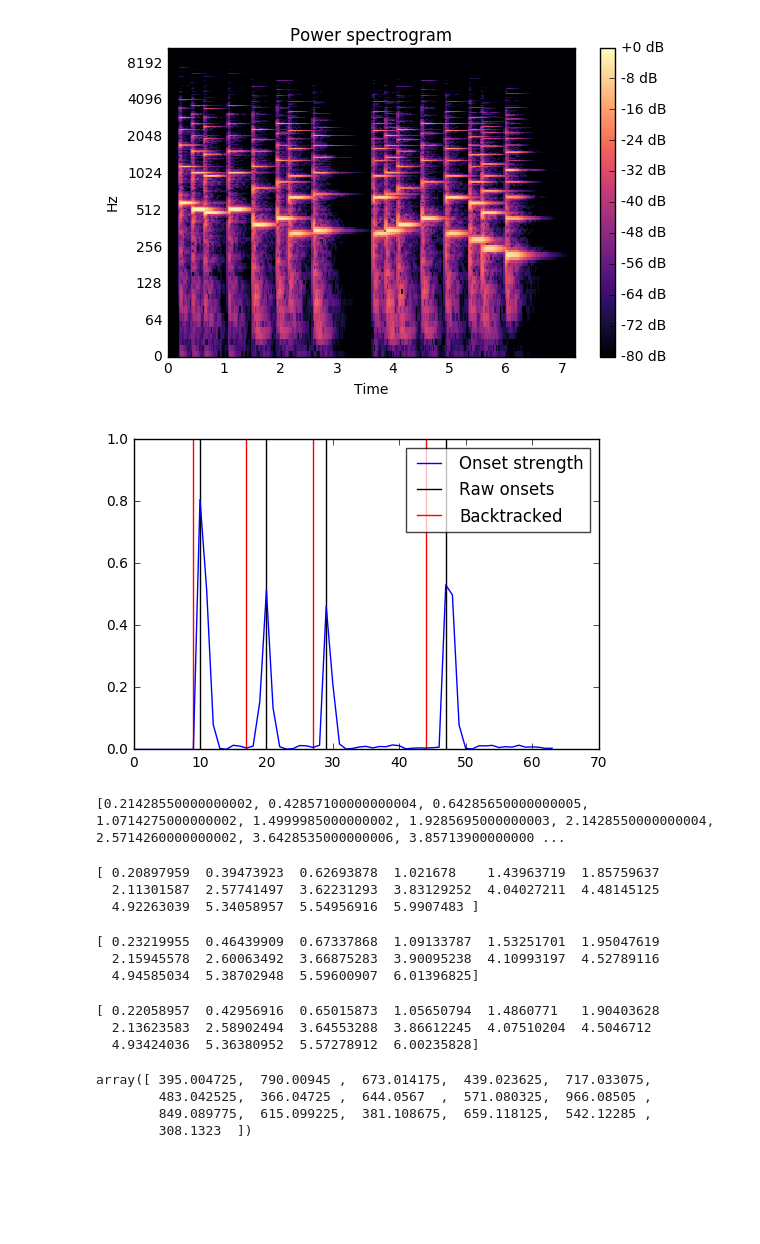
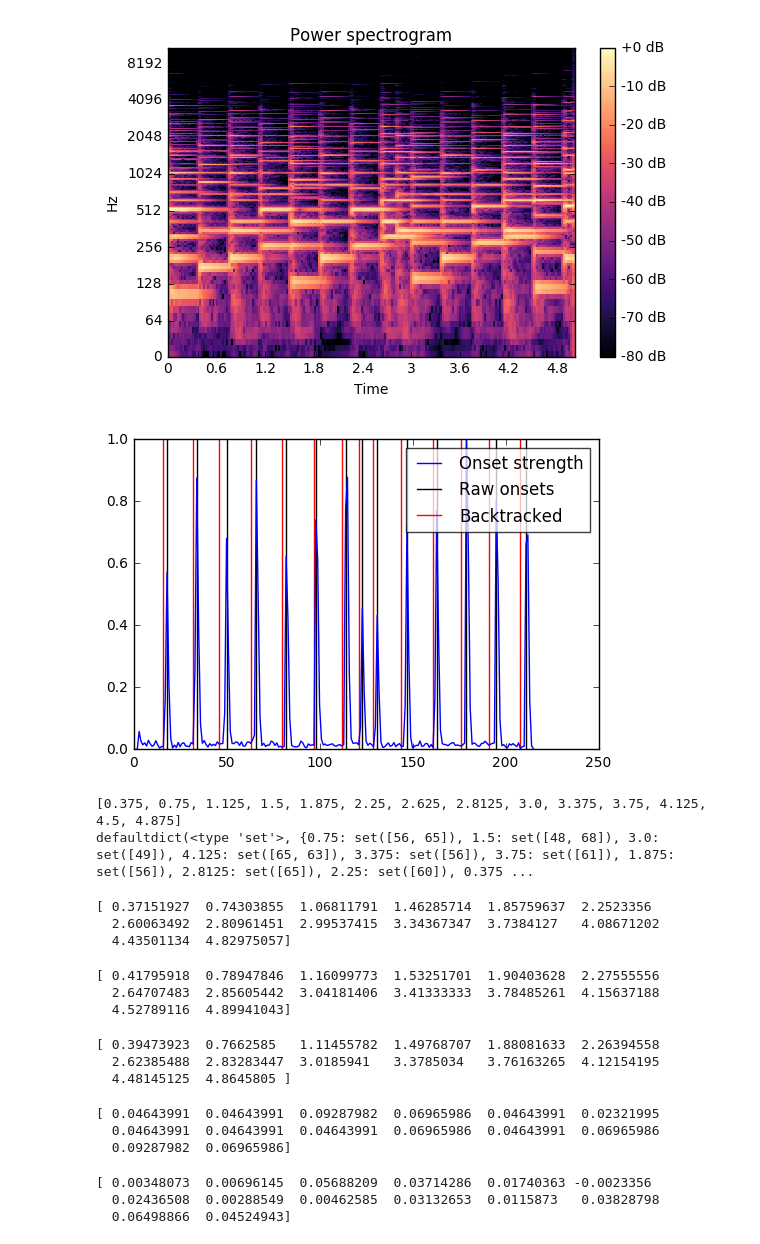
Before and after one commit to jsleep/wav2mid, a Jupyter notebook: notebooks/wavmidi_preprocess.ipynb, the cells around one changed output. Cells and saved outputs as stored; diff of their text form; code cells hidden in the pictures; blank space fills up the shorter version.

Commit message:
preprocessing midi / wav into vectors, indexed by onsets

```diff
--- a/notebooks/wavmidi_preprocess.ipynb
+++ b/notebooks/wavmidi_preprocess.ipynb
@@ -12,23 +12,23 @@ from IPython.display import Audio,display
 #plt.rcParams['figure.figsize'] = (14,4)
 # %%
 #parse midi to pretty midi object
-midi_fn = '../data/mid/Bounce.mid'
+midi_fn = '../data/mid/Avril14th.mid'
 sr = 22050
-bounce = pretty_midi.PrettyMIDI(midi_fn)
+pm = pretty_midi.PrettyMIDI(midi_fn)
 # %%
 #synthesize to audio, listen, and compute, view spectrogram
-y = bounce.fluidsynth(fs=sr)
-display(Audio(bounce_audio,rate=sr))
+y = pm.fluidsynth(fs=sr)[:sr*5]
+display(Audio(y,rate=sr))
 D = librosa.stft(y)
 librosa.display.specshow(librosa.amplitude_to_db(D,
                                                  ref=np.max),
-                         y_axis='log', x_axis='time')
+                         y_axis='log', x_axis='time', sr=sr)
 plt.title('Power spectrogram')
 plt.colorbar(format='%+2.0f dB')
 plt.tight_layout()
 # %% [output]
 [interactive output not drawn]
-[figure, old version]
+[figure, new version]
 # %%
 #onsets
 oenv = librosa.onset.onset_strength(y=y, sr=sr)
@@ -38,27 +38,35 @@ onset_raw = librosa.onset.onset_detect(onset_envelope=oenv,
 # Backtrack the events using the onset envelope
 onset_bt = librosa.onset.onset_backtrack(onset_raw, oenv)
 plt.figure()
-plt.plot(oenv[:64], label='Onset strength')
-plt.vlines(onset_raw[:4], 0, oenv.max(), label='Raw onsets')
-plt.vlines(onset_bt[:4], 0, oenv.max(), label='Backtracked', color='r')
+plt.plot(oenv, label='Onset strength')
+plt.vlines(onset_raw, 0, oenv.max(), label='Raw onsets')
+plt.vlines(onset_bt, 0, oenv.max(), label='Backtracked', color='r')
 plt.legend(frameon=True, framealpha=0.75)
 plt.show()
 # %% [output]
-[figure, old version]
+[figure, new version]
 # %%
+from collections import defaultdict
 #chart onsets vs pm note on events
 noteons = []
-for instrument in bounce.instruments:
+onset_groups = defaultdict(set)
+
+for instrument in pm.instruments:
     for note in instrument.notes:
-        #print(note)
-        noteons.append(note.start)
+        if note.start > 0 and note.start <= 5.0:
+            noteons.append(note.start)
+            onset_groups[note.start].add(note.pitch)
+noteons = list(set(noteons))
+noteons.sort()
 print(noteons)
+print(onset_groups)
 # %% [output]
-[0.21428550000000002, 0.42857100000000004, 0.64285650000000005, 1.0714275000000002, 1.4999985000000002, 1.9285695000000003, 2.1428550000000004, 2.5714260000000002, 3.6428535000000006, 3.85713900000000 ...
+[0.375, 0.75, 1.125, 1.5, 1.875, 2.25, 2.625, 2.8125, 3.0, 3.375, 3.75, 4.125, 4.5, 4.875]
+defaultdict(<type 'set'>, {0.75: set([56, 65]), 1.5: set([48, 68]), 3.0: set([49]), 4.125: set([65, 63]), 3.375: set([56]), 3.75: set([61]), 1.875: set([56]), 2.8125: set([65]), 2.25: set([60]), 0.375 ...
 # %%
 onset_bt_times = librosa.frames_to_time(onset_bt)
 print(onset_bt_times)
 # %% [output]
-[ 0.20897959  0.39473923  0.62693878  1.021678    1.43963719  1.85759637
-  2.11301587  2.57741497  3.62231293  3.83129252  4.04027211  4.48145125
-  4.92263039  5.34058957  5.54956916  5.9907483 ]
+[ 0.37151927  0.74303855  1.06811791  1.46285714  1.85759637  2.2523356
+  2.60063492  2.80961451  2.99537415  3.34367347  3.7384127   4.08671202
+  4.43501134  4.82975057]
@@ -66,20 +76,26 @@ print(onset_bt_times)
 onset_raw_times = librosa.frames_to_time(onset_raw)
 print(onset_raw_times)
 # %% [output]
-[ 0.23219955  0.46439909  0.67337868  1.09133787  1.53251701  1.95047619
-  2.15945578  2.60063492  3.66875283  3.90095238  4.10993197  4.52789116
-  4.94585034  5.38702948  5.59600907  6.01396825]
+[ 0.41795918  0.78947846  1.16099773  1.53251701  1.90403628  2.27555556
+  2.64707483  2.85605442  3.04181406  3.41333333  3.78485261  4.15637188
+  4.52789116  4.89941043]
 # %%
-avg_onset_times = (onset_bt_times + onset_raw_times)/2
-print(avg_onset_times)
+onset_avg_times = (onset_raw_times + onset_bt_times)/2
+print(onset_avg_times)
 # %% [output]
-[ 0.22058957  0.42956916  0.65015873  1.05650794  1.4860771   1.90403628
-  2.13623583  2.58902494  3.64553288  3.86612245  4.07510204  4.5046712
-  4.93424036  5.36380952  5.57278912  6.00235828]
+[ 0.39473923  0.7662585   1.11455782  1.49768707  1.88081633  2.26394558
+  2.62385488  2.83283447  3.0185941   3.3785034   3.76163265  4.12154195
+  4.48145125  4.8645805 ]
-# %%
-(onset_raw_times - noteons)*sr
-# %% [output]
-array([ 395.004725,  790.00945 ,  673.014175,  439.023625,  717.033075,
-        483.042525,  366.04725 ,  644.0567  ,  571.080325,  966.08505 ,
-        849.089775,  615.099225,  381.108675,  659.118125,  542.12285 ,
-        308.1323  ])
+# %%
+onset_diff_times = (onset_raw_times - onset_bt_times)
+print(onset_diff_times)
+# %% [output]
+[ 0.04643991  0.04643991  0.09287982  0.06965986  0.04643991  0.02321995
+  0.04643991  0.04643991  0.04643991  0.06965986  0.04643991  0.06965986
+  0.09287982  0.06965986]
+# %%
+print(noteons - onset_bt_times)
+# %% [output]
+[ 0.00348073  0.00696145  0.05688209  0.03714286  0.01740363 -0.0023356
+  0.02436508  0.00288549  0.00462585  0.03132653  0.0115873   0.03828798
+  0.06498866  0.04524943]
```
Also changed, not shown: parts of 4 cells of this notebook.
